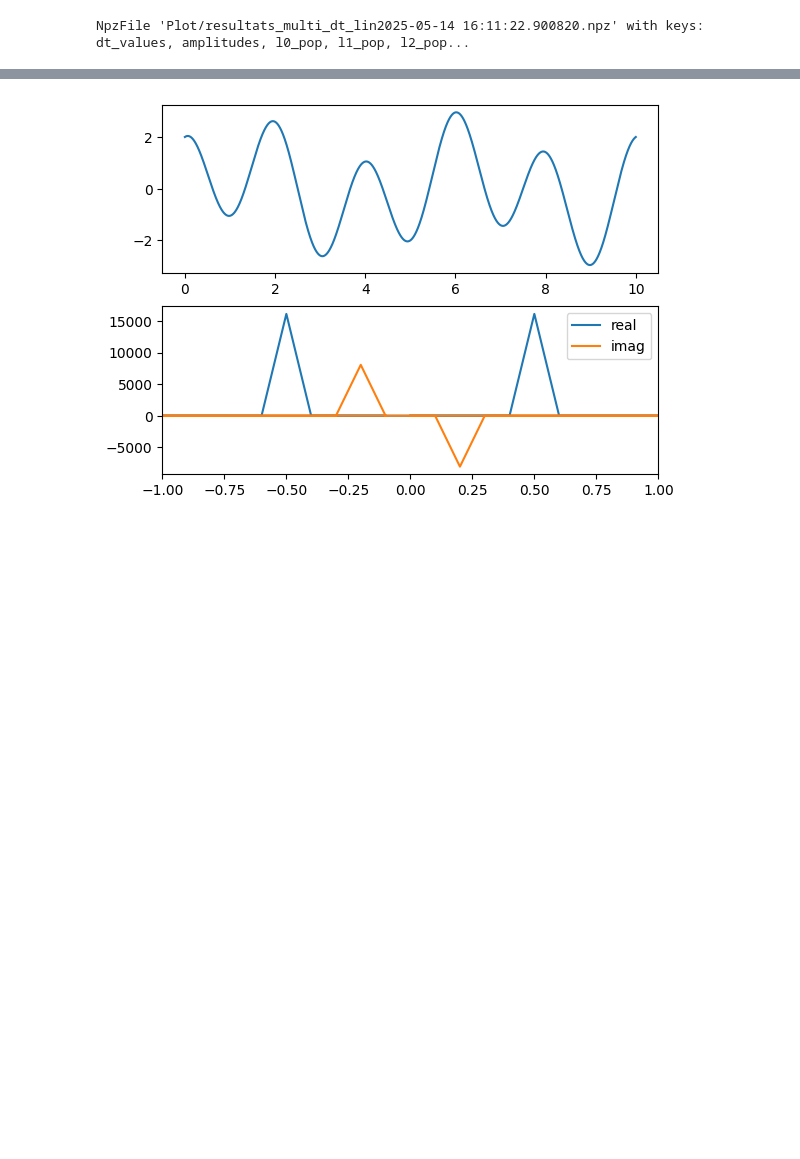
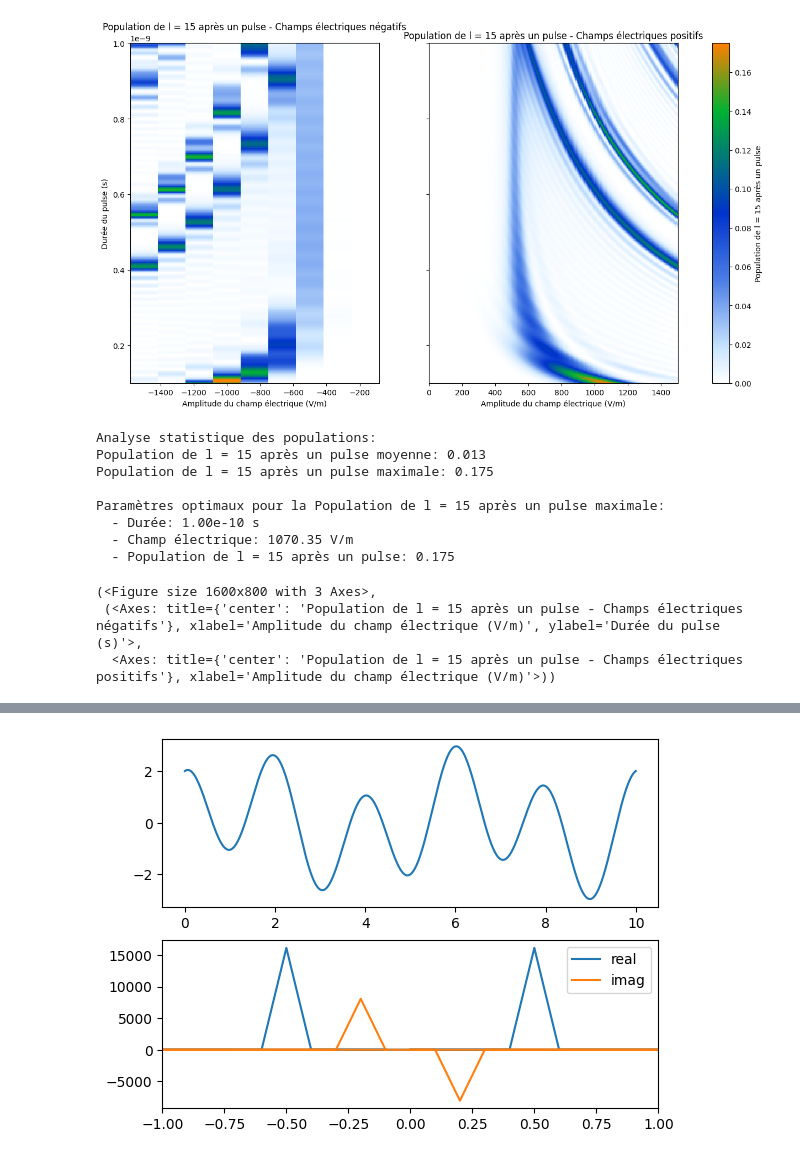
Before and after one commit to sdieden/Quantum-Control, a Jupyter notebook: fourier.ipynb, the cells around one changed output, grey strips where cells are left out. Cells and saved outputs as stored; diff of their text form; code cells hidden in the pictures; blank space fills up the shorter version.

```diff
--- a/fourier.ipynb
+++ b/fourier.ipynb
@@ -9,12 +10,25 @@ data = np.load("Plot/resultats_multi_dt_lin2025-05-14 16:11:22.900820.npz", allo
 # %%
-print(data)
+
 #print(data['dt_values'])
 dt_values = data['dt_values']
 #print('dt',type(dt_values))
 amplitudes = data['amplitudes']
 #l_sup_10_pop = data['l_sup_10_pop'].item()
-l10_pop = data['l10_pop'].item()
-l11_pop = data['l11_pop'].item()
-l3_pop = data['l3_pop'].item()
+#10_pop = data['l10_pop'].item()
+#l11_pop = data['l11_pop'].item()
+#l3_pop = data['l3_pop'].item()
+l15_pop = data['l15_pop'].item()
+plot_optimization_results(data_path, 'l15_pop',title_prefix='Population de l = 15 après un pulse')
 # %% [output]
+[figure, added]
-NpzFile 'Plot/resultats_multi_dt_lin2025-05-14 16:11:22.900820.npz' with keys: dt_values, amplitudes, l0_pop, l1_pop, l2_pop...
+Analyse statistique des populations:
+Population de l = 15 après un pulse moyenne: 0.013
+Population de l = 15 après un pulse maximale: 0.175
+
+Paramètres optimaux pour la Population de l = 15 après un pulse maximale:
+  - Durée: 1.00e-10 s
+  - Champ électrique: 1070.35 V/m
+  - Population de l = 15 après un pulse: 0.175
+(<Figure size 1600x800 with 3 Axes>,
+ (<Axes: title={'center': 'Population de l = 15 après un pulse - Champs électriques négatifs'}, xlabel='Amplitude du champ électrique (V/m)', ylabel='Durée du pulse (s)'>,
+  <Axes: title={'center': 'Population de l = 15 après un pulse - Champs électriques positifs'}, xlabel='Amplitude du champ électrique (V/m)'>))
```
Also changed, not shown: parts of 16 cells of this notebook, 7 other files.
